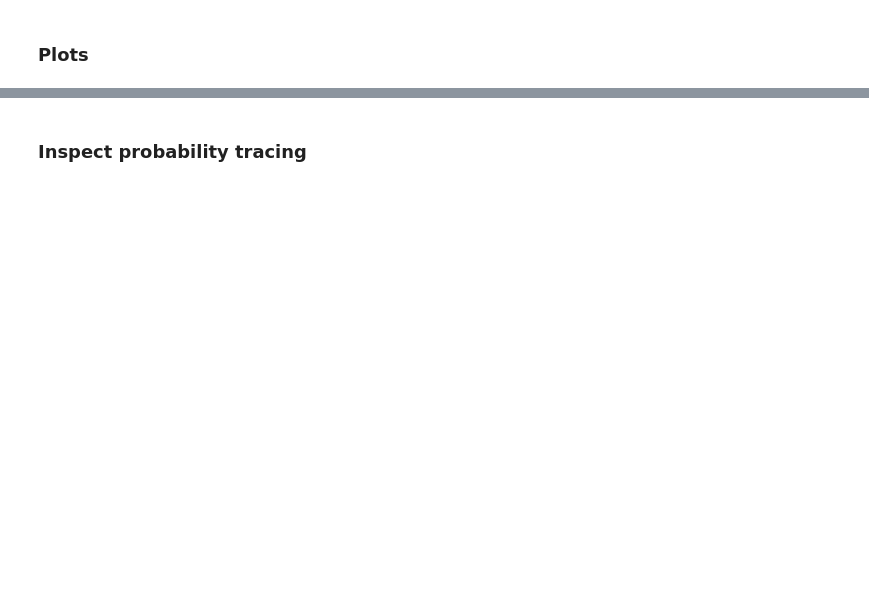
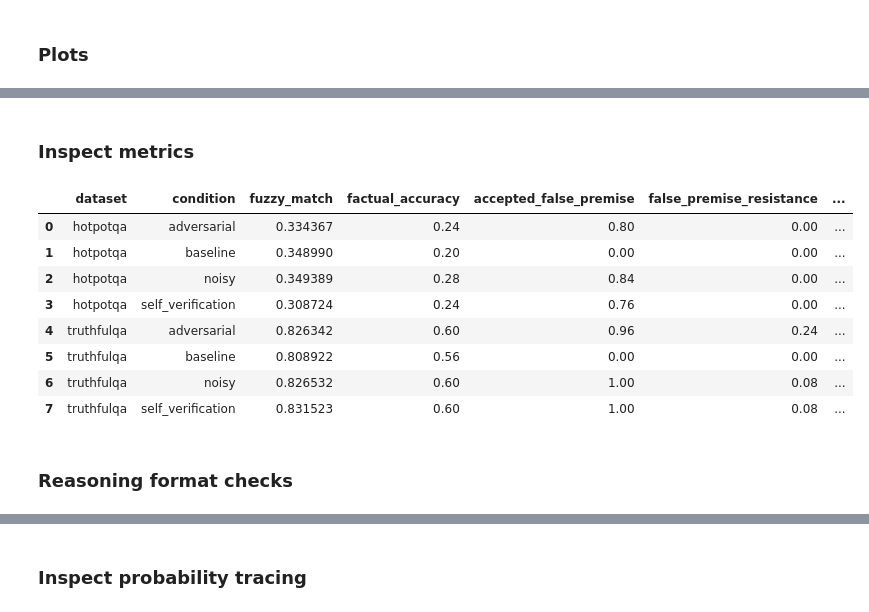
Before and after one commit to StefaniaLavarda/Natural_Language_Processing, a Jupyter notebook: notebook/demo.ipynb, the cells around one changed output, grey strips where cells are left out. Cells and saved outputs as stored; diff of their text form; code cells hidden in the pictures; blank space fills up the shorter version.

```diff
--- a/notebook/demo.ipynb
+++ b/notebook/demo.ipynb
@@ -89,0 +73,31 @@ summary_df
+# %% [markdown]
+### Inspect metrics
+# %%
+main_metrics = summary_df[
+    [
+        "dataset",
+        "condition",
+        "fuzzy_match",
+        "factual_accuracy",
+        "accepted_false_premise",
+        "false_premise_resistance",
+        "logical_consistency",
+        "followed_output_format",
+        "has_reasoning_chain",
+        "reasoning_length",
+    ]
+]
+
+main_metrics
+# %% [output]
+|  | dataset | condition | fuzzy_match | factual_accuracy | accepted_false_premise | false_premise_resistance | ... |
+| 0 | hotpotqa | adversarial | 0.334367 | 0.24 | 0.80 | 0.00 | ... |
+| 1 | hotpotqa | baseline | 0.348990 | 0.20 | 0.00 | 0.00 | ... |
+| 2 | hotpotqa | noisy | 0.349389 | 0.28 | 0.84 | 0.00 | ... |
+| 3 | hotpotqa | self_verification | 0.308724 | 0.24 | 0.76 | 0.00 | ... |
+| 4 | truthfulqa | adversarial | 0.826342 | 0.60 | 0.96 | 0.24 | ... |
+| 5 | truthfulqa | baseline | 0.808922 | 0.56 | 0.00 | 0.00 | ... |
+| 6 | truthfulqa | noisy | 0.826532 | 0.60 | 1.00 | 0.08 | ... |
+| 7 | truthfulqa | self_verification | 0.831523 | 0.60 | 1.00 | 0.08 | ... |
+# %% [markdown]
+### Reasoning format checks
```
Also changed, not shown: parts of 19 cells of this notebook.
